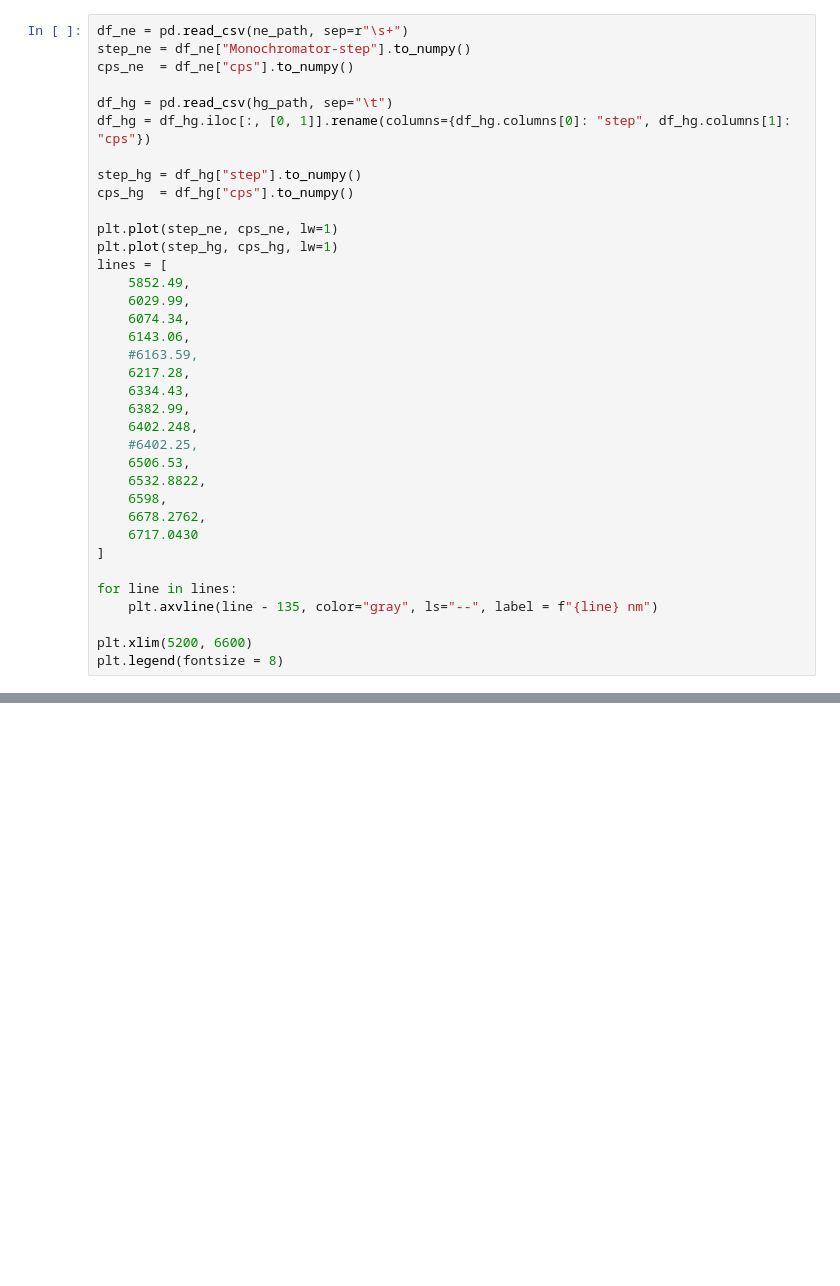
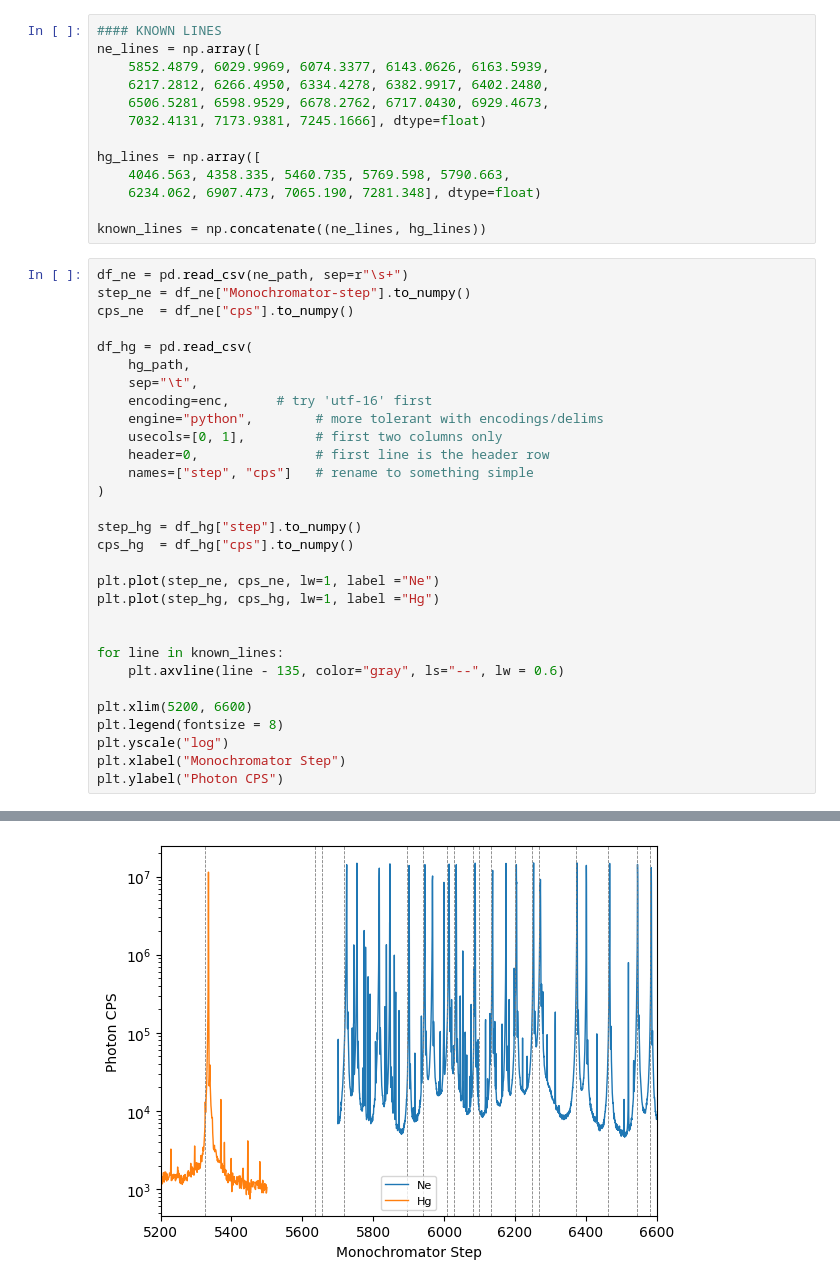
Before and after one commit to charlottemyers/jlab, a Jupyter notebook: spectro/cal_with_Ne.ipynb, the cells around one changed output, grey strips where cells are left out. Saved outputs shown, nothing was run; the diff lists cells and outputs as text; blank space fills up the shorter version.

```diff
--- a/spectro/cal_with_Ne.ipynb
+++ b/spectro/cal_with_Ne.ipynb
@@ -11,37 +19,44 @@ ne_path = "/Users/charlottemyers/projects/jlab/spectro/data/Nate_Charlotte_1001_
+# %%
+#### KNOWN LINES
+ne_lines = np.array([
+    5852.4879, 6029.9969, 6074.3377, 6143.0626, 6163.5939,
+    6217.2812, 6266.4950, 6334.4278, 6382.9917, 6402.2480,
+    6506.5281, 6598.9529, 6678.2762, 6717.0430, 6929.4673,
+    7032.4131, 7173.9381, 7245.1666], dtype=float)
+
+hg_lines = np.array([
+    4046.563, 4358.335, 5460.735, 5769.598, 5790.663,
+    6234.062, 6907.473, 7065.190, 7281.348], dtype=float)
+
+known_lines = np.concatenate((ne_lines, hg_lines))
 # %%
 df_ne = pd.read_csv(ne_path, sep=r"\s+")
 step_ne = df_ne["Monochromator-step"].to_numpy()
 cps_ne  = df_ne["cps"].to_numpy()
 
-df_hg = pd.read_csv(hg_path, sep="\t")
-df_hg = df_hg.iloc[:, [0, 1]].rename(columns={df_hg.columns[0]: "step", df_hg.columns[1]: "cps"})
+df_hg = pd.read_csv(
+    hg_path,
+    sep="\t",
+    encoding=enc,      # try 'utf-16' first
+    engine="python",        # more tolerant with encodings/delims
+    usecols=[0, 1],         # first two columns only
+    header=0,               # first line is the header row
+    names=["step", "cps"]   # rename to something simple
+)
 
 step_hg = df_hg["step"].to_numpy()
 cps_hg  = df_hg["cps"].to_numpy()
 
-plt.plot(step_ne, cps_ne, lw=1)
-plt.plot(step_hg, cps_hg, lw=1)
-lines = [
-    5852.49,
-    6029.99,
-    6074.34,
-    6143.06,
-    #6163.59,
-    6217.28,
-    6334.43,
-    6382.99,
-    6402.248,
-    #6402.25,
-    6506.53,
-    6532.8822,
-    6598,
-    6678.2762,
-    6717.0430
-]
+plt.plot(step_ne, cps_ne, lw=1, label ="Ne")
+plt.plot(step_hg, cps_hg, lw=1, label ="Hg")
 
-for line in lines:
-    plt.axvline(line - 135, color="gray", ls="--", label = f"{line} nm")
+
+for line in known_lines:
+    plt.axvline(line - 135, color="gray", ls="--", lw = 0.6)
 
 plt.xlim(5200, 6600)
 plt.legend(fontsize = 8)
+plt.yscale("log")
+plt.xlabel("Monochromator Step")
+plt.ylabel("Photon CPS")
 # %% [output]
@@ -48,0 +64 @@ UnicodeDecodeError: 'utf-8' codec can't decode byte 0xff in position 0: invalid
+[figure, added]
```
Also changed, not shown: parts of 11 cells of this notebook, 1 other file.
